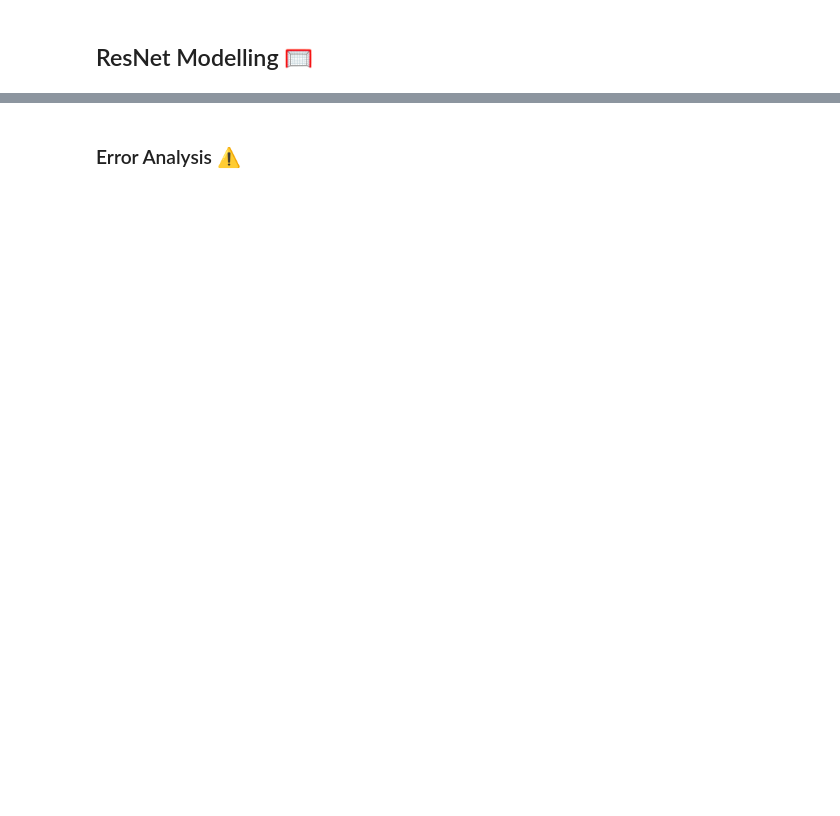
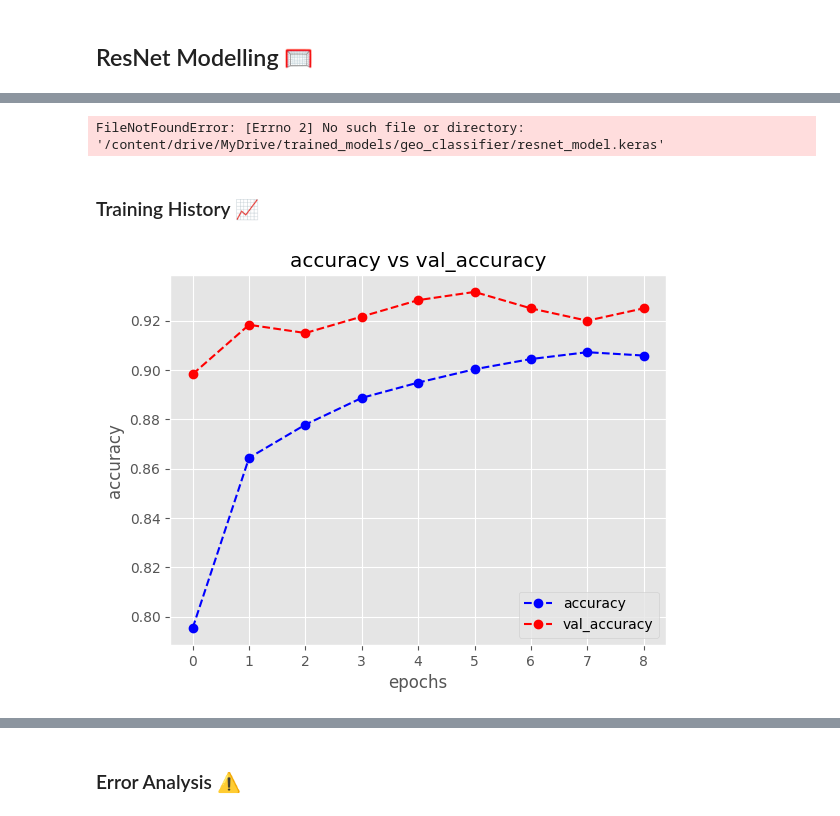
Before and after one commit to SenaThenu/geo-classifier, a Jupyter notebook: geo-classifier.ipynb, the cells around one changed output, grey strips where cells are left out. Drawn from its saved outputs; the diff is of its cells as text; code cells hidden in the pictures; blank space fills up the shorter version.

```diff
--- a/geo-classifier.ipynb
+++ b/geo-classifier.ipynb
@@ -398,22 +399,32 @@ analysis_results = analyze_model_performance(vanilla_cnn_model, test_ds, class_n
 # %% [markdown]
 ## ResNet Modelling 🥅
 # %%
-from tensorflow.keras.models import Sequential
 from tensorflow.keras.layers import Conv2D, MaxPooling2D, GlobalAveragePooling2D, Flatten, Dense, Dropout, BatchNormalization, Rescaling, Input
 
 def build_resnet(input_shape=(150, 150, 3), num_classes=6):
-    base_model = tf.keras.applications.ResNet50(include_top=False, weights="imagenet", input_shape=input_shape)
-    base_model.trainable = False  # Freeze the base model
+    # Get the base model with preprocessing layer included
+    base_model = tf.keras.applications.ResNet50(
+        include_top=False,
+        weights="imagenet",
+        input_shape=input_shape
+    )
+    base_model.trainable = False
 
-    model = Sequential([
-        base_model,
-        GlobalAveragePooling2D(),
-        Dense(256, activation="relu"),
-        Dropout(0.2),
-        Dense(num_classes, activation="softmax")
-    ])
+    inputs = tf.keras.Input(shape=input_shape)
+    x = tf.keras.applications.resnet50.preprocess_input(inputs) # ResNet50's preprocessing layer
+    x = base_model(x)
+    x = GlobalAveragePooling2D()(x)
+    x = Dense(256, activation="relu")(x)
+    x = Dropout(0.2)(x)
+    outputs = Dense(num_classes, activation="softmax")(x)
 
-    model.compile(optimizer=tf.keras.optimizers.Adam(learning_rate=0.0001), loss=tf.keras.losses.CategoricalCrossentropy(), metrics=["accuracy"])
+    model = tf.keras.Model(inputs, outputs)
+
+    model.compile(
+        optimizer=tf.keras.optimizers.Adam(learning_rate=0.0001),
+        loss=tf.keras.losses.CategoricalCrossentropy(),
+        metrics=["accuracy"]
+    )
 
     return model
 
@@ -470,2 +486,10 @@ resnet_model.evaluate(test_ds)
 # %%
 resnet_model.save(MODEL_SAVE_PATH + "resnet_model.keras")
+# %% [output]
+FileNotFoundError: [Errno 2] No such file or directory: '/content/drive/MyDrive/trained_models/geo_classifier/resnet_model.keras'
+# %% [markdown]
+### Training History 📈
+# %%
+visualize_history_metric(history, "accuracy")
+# %% [output]
+[figure, added]
```
Also changed, not shown: parts of 20 cells of this notebook.
